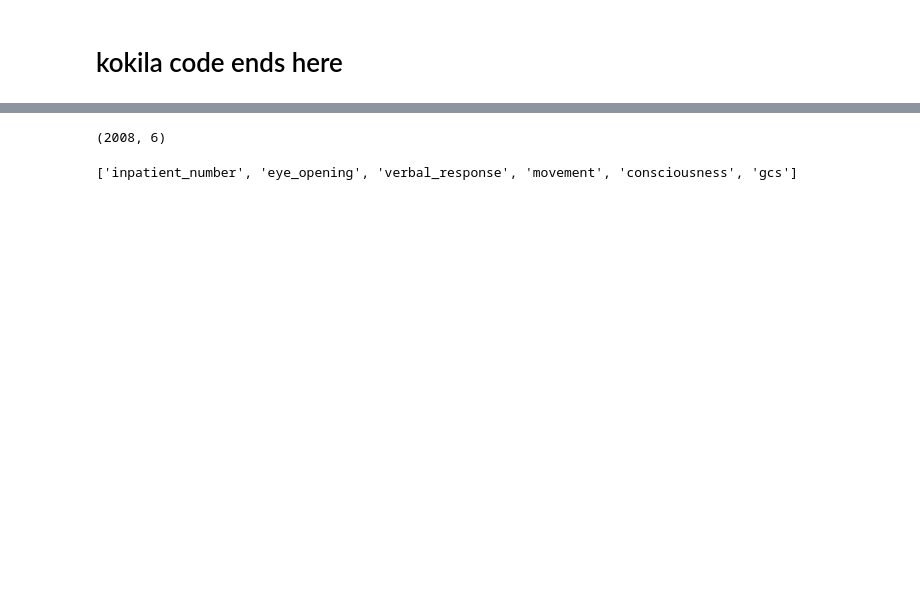
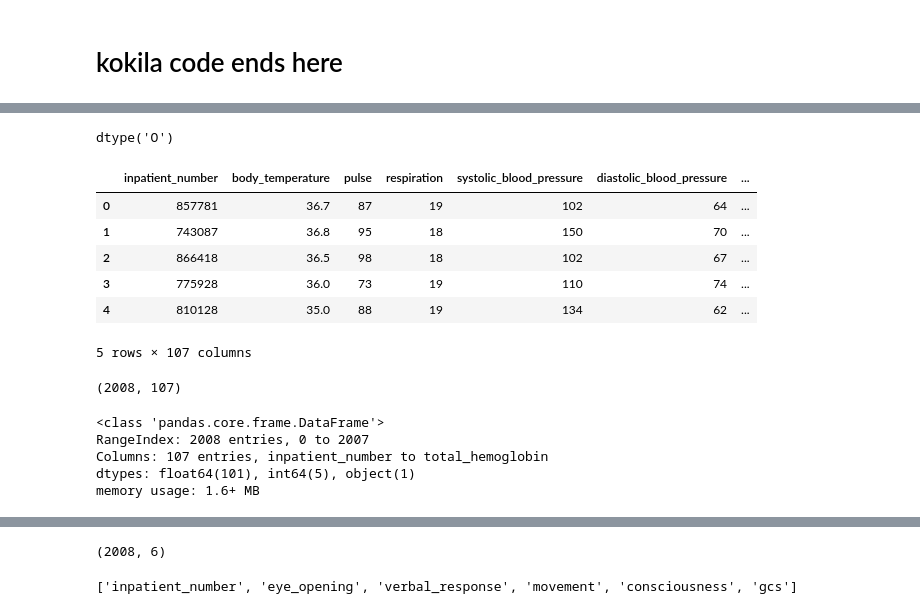
Before and after one commit to mishrasudha1984-png/Team4_The_Zen_OF_Five_PythonHackathon_Sep2026, a Jupyter notebook: Team4_The_Zen_OF_Five_01.datacleaning.ipynb, the cells around one changed output, grey strips where cells are left out. Drawn from its saved outputs; the diff is of its cells as text; code cells hidden in the pictures; blank space fills up the shorter version.

```diff
--- a/Team4_The_Zen_OF_Five_01.datacleaning.ipynb
+++ b/Team4_The_Zen_OF_Five_01.datacleaning.ipynb
@@ -787,0 +683,29 @@ critical_cols = [
+# %%
+df4_labs["inpatient_number"].dtype
+# %% [output]
+dtype('O')
+# %%
+#Cecking the dataset
+df4_labs.head()
+# %% [output]
+|  | inpatient_number | body_temperature | pulse | respiration | systolic_blood_pressure | diastolic_blood_pressure | ... |
+| 0 | 857781 | 36.7 | 87 | 19 | 102 | 64 | ... |
+| 1 | 743087 | 36.8 | 95 | 18 | 150 | 70 | ... |
+| 2 | 866418 | 36.5 | 98 | 18 | 102 | 67 | ... |
+| 3 | 775928 | 36.0 | 73 | 19 | 110 | 74 | ... |
+| 4 | 810128 | 35.0 | 88 | 19 | 134 | 62 | ... |
+5 rows × 107 columns
+# %%
+#Checking the shape
+df4_labs.shape
+# %% [output]
+(2008, 107)
+# %%
+#Checking the info of the dataset
+df4_labs.info()
+# %% [output]
+<class 'pandas.core.frame.DataFrame'>
+RangeIndex: 2008 entries, 0 to 2007
+Columns: 107 entries, inpatient_number to total_hemoglobin
+dtypes: float64(101), int64(5), object(1)
+memory usage: 1.6+ MB
```
Also changed, not shown: parts of 106 cells of this notebook, 3 other files.
